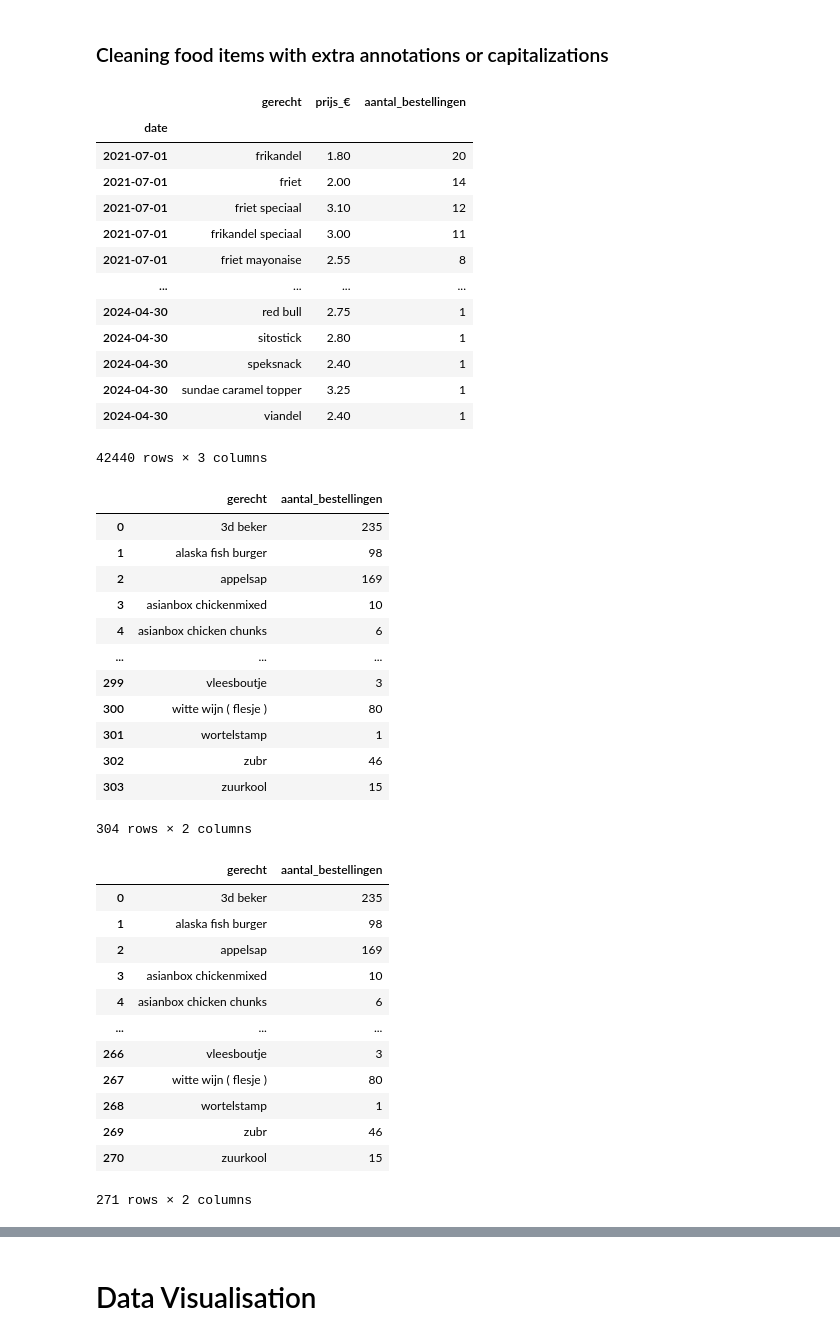
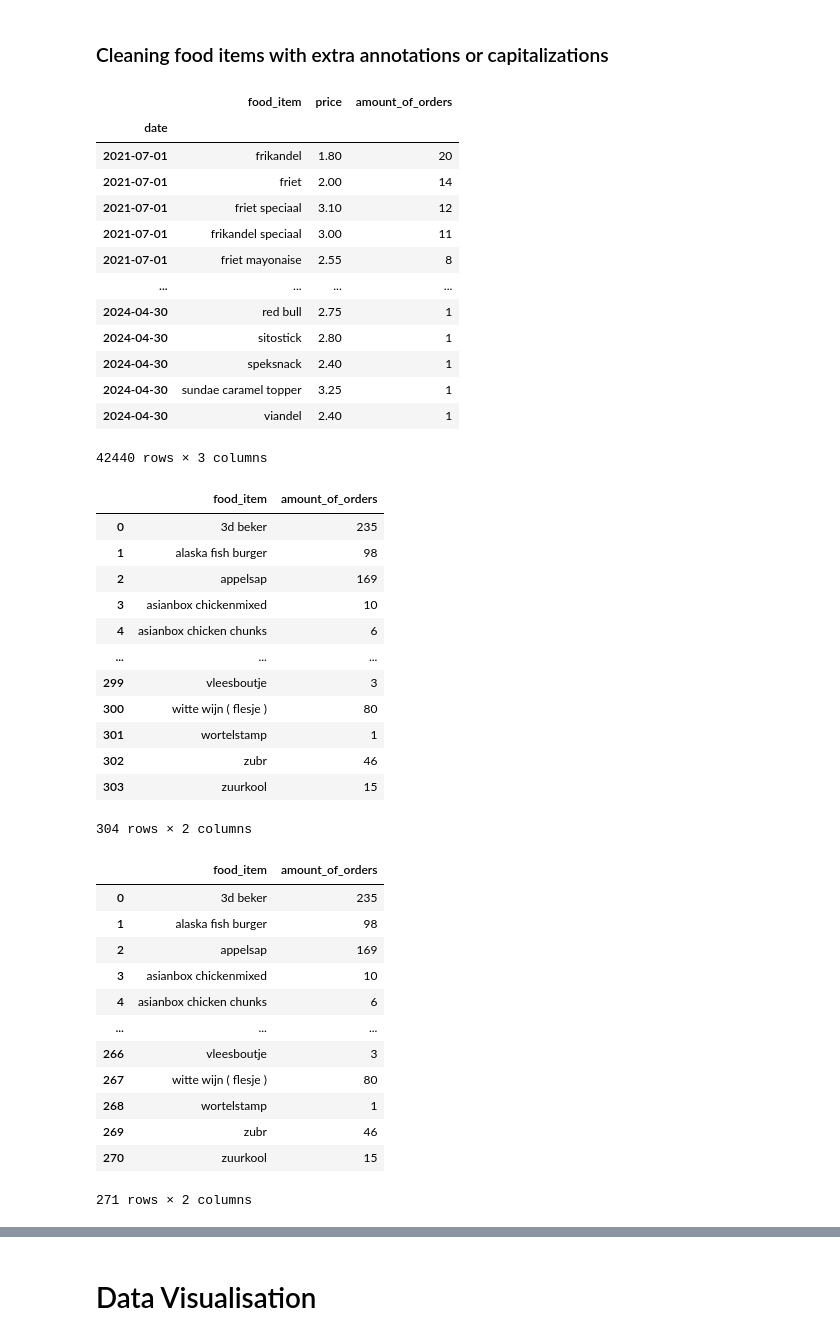
Before and after one commit to StevenLyy/S6-AI, a Jupyter notebook: data_challenge/data_challenge.ipynb, the cells around one changed output, grey strips where cells are left out. Drawn from its saved outputs; the diff is of its cells as text; code cells hidden in the pictures.

```diff
--- a/data_challenge/data_challenge.ipynb
+++ b/data_challenge/data_challenge.ipynb
@@ -69,7 +69,9 @@ for file in csv_files:
 # Concatenate all DataFrames in the list into a single DataFrame
 combined_df = pd.concat(df_list)
 combined_df.drop('laatst_besteld', inplace=True, axis=1) # Dropped this column since it is not relevant for analyzing trending food item data
-combined_df['gerecht'] = combined_df['gerecht'].str.strip()
+
+combined_df = combined_df.rename(columns={"gerecht":"food_item", "prijs_€":"price", "aantal_bestellingen":"amount_of_orders"})
+combined_df['food_item'] = combined_df['food_item'].str.strip()
 
 combined_df
 # %% [output]
@@ -171,7 +173,7 @@ unmeaningful_food_items = [
     "zacht brood"
 ]
 
-combined_df = combined_df[~combined_df['gerecht'].isin(unmeaningful_food_items)]
+combined_df = combined_df[~combined_df['food_item'].isin(unmeaningful_food_items)]
 # %%
 # for item in sorted(combined_df.gerecht.unique()):
 #     print(item)
@@ -179,10 +181,10 @@ combined_df = combined_df[~combined_df['gerecht'].isin(unmeaningful_food_items)]
 ### Cleaning food items with extra annotations or capitalizations
 # %%
 temp_combined_df = combined_df.copy()
-temp_combined_df['gerecht'] = temp_combined_df['gerecht'].str.lower()
+temp_combined_df['food_item'] = temp_combined_df['food_item'].str.lower()
 temp_combined_df
 # %% [output]
-|  | gerecht | prijs_€ | aantal_bestellingen |
+|  | food_item | price | amount_of_orders |
 | date |  |  |  |
 | 2021-07-01 | frikandel | 1.80 | 20 |
 | 2021-07-01 | friet | 2.00 | 14 |
@@ -198,14 +200,14 @@ temp_combined_df
 42440 rows × 3 columns
 # %%
 # Group by the lowercase version of 'food_item' and aggregate
-grouped_df = temp_combined_df.groupby('gerecht', as_index=False).agg({
-    'gerecht': 'first',
-    'aantal_bestellingen': 'sum'
+grouped_df = temp_combined_df.groupby('food_item', as_index=False).agg({
+    'food_item': 'first',
+    'amount_of_orders': 'sum'
 })
 
 grouped_df
 # %% [output]
-|  | gerecht | aantal_bestellingen |
+|  | food_item | amount_of_orders |
 | 0 | 3d beker | 235 |
 | 1 | alaska fish burger | 98 |
 | 2 | appelsap | 169 |
@@ -259,13 +261,13 @@ temp_combined_df['gerecht'] = temp_combined_df['gerecht'].replace(duplicate_item
 # %%
 # Group by the lowercase version of 'food_item' and aggregate
-grouped_df = temp_combined_df.groupby('gerecht', as_index=False).agg({
-    'gerecht': 'first',
-    'aantal_bestellingen': 'sum'
+grouped_df = temp_combined_df.groupby('food_item', as_index=False).agg({
+    'food_item': 'first',
+    'amount_of_orders': 'sum'
 })
 
 grouped_df
 # %% [output]
-|  | gerecht | aantal_bestellingen |
+|  | food_item | amount_of_orders |
 | 0 | 3d beker | 235 |
 | 1 | alaska fish burger | 98 |
 | 2 | appelsap | 169 |
```
Also changed, not shown: parts of 15 cells of this notebook.
